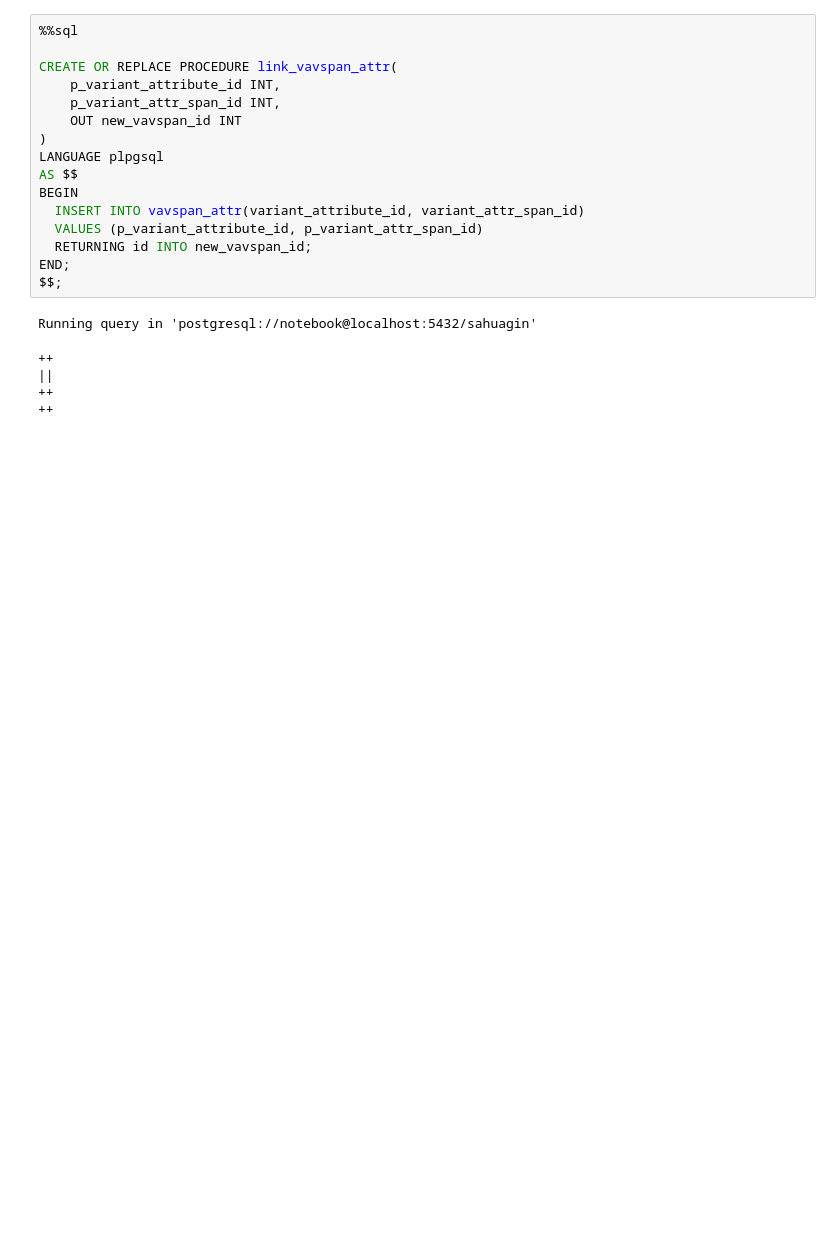
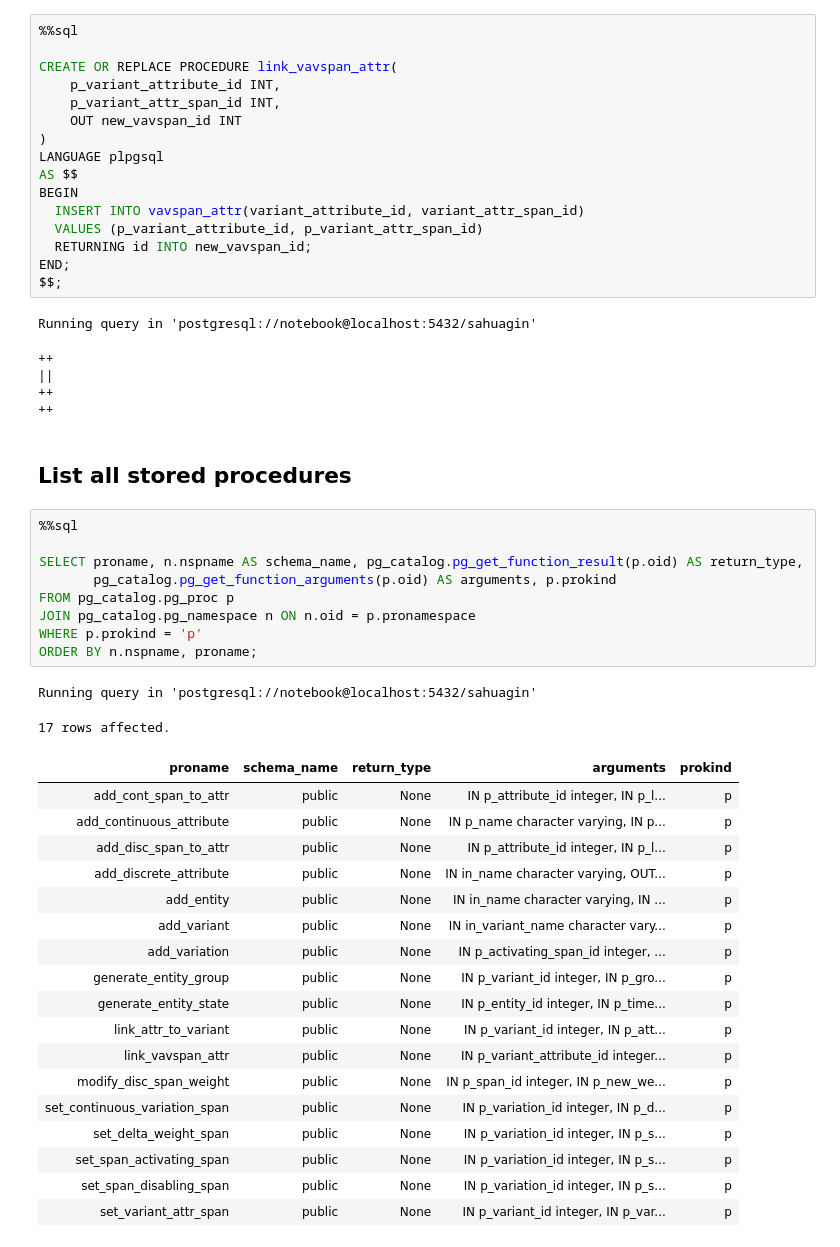
Before and after one commit to nashspence/sahuagin, a Jupyter notebook: src/Create the Sahuagin Database.ipynb, the cells around one changed output. Cells and saved outputs as stored; diff of their text form; blank space fills up the shorter version.

Commit message:
Get the database working well in the notebook

```diff
--- a/src/Create the Sahuagin Database.ipynb
+++ b/src/Create the Sahuagin Database.ipynb
@@ -2737,3 +2595,35 @@ Running query in 'postgresql://notebook@localhost:5432/sahuagin'
 ||
 ++
 ++
+# %% [markdown]
+## List all stored procedures
+# %%
+%%sql
+
+SELECT proname, n.nspname AS schema_name, pg_catalog.pg_get_function_result(p.oid) AS return_type,
+       pg_catalog.pg_get_function_arguments(p.oid) AS arguments, p.prokind
+FROM pg_catalog.pg_proc p
+JOIN pg_catalog.pg_namespace n ON n.oid = p.pronamespace
+WHERE p.prokind = 'p'
+ORDER BY n.nspname, proname;
+# %% [output]
+Running query in 'postgresql://notebook@localhost:5432/sahuagin'
+17 rows affected.
+| proname | schema_name | return_type | arguments | prokind |
+| add_cont_span_to_attr | public | None | IN p_attribute_id integer, IN p_l... | p |
+| add_continuous_attribute | public | None | IN p_name character varying, IN p... | p |
+| add_disc_span_to_attr | public | None | IN p_attribute_id integer, IN p_l... | p |
+| add_discrete_attribute | public | None | IN in_name character varying, OUT... | p |
+| add_entity | public | None | IN in_name character varying, IN ... | p |
+| add_variant | public | None | IN in_variant_name character vary... | p |
+| add_variation | public | None | IN p_activating_span_id integer, ... | p |
+| generate_entity_group | public | None | IN p_variant_id integer, IN p_gro... | p |
+| generate_entity_state | public | None | IN p_entity_id integer, IN p_time... | p |
+| link_attr_to_variant | public | None | IN p_variant_id integer, IN p_att... | p |
+| link_vavspan_attr | public | None | IN p_variant_attribute_id integer... | p |
+| modify_disc_span_weight | public | None | IN p_span_id integer, IN p_new_we... | p |
+| set_continuous_variation_span | public | None | IN p_variation_id integer, IN p_d... | p |
+| set_delta_weight_span | public | None | IN p_variation_id integer, IN p_s... | p |
+| set_span_activating_span | public | None | IN p_variation_id integer, IN p_s... | p |
+| set_span_disabling_span | public | None | IN p_variation_id integer, IN p_s... | p |
+| set_variant_attr_span | public | None | IN p_variant_id integer, IN p_var... | p |
```
Also changed, not shown: parts of 26 cells of this notebook, 1 other file.
